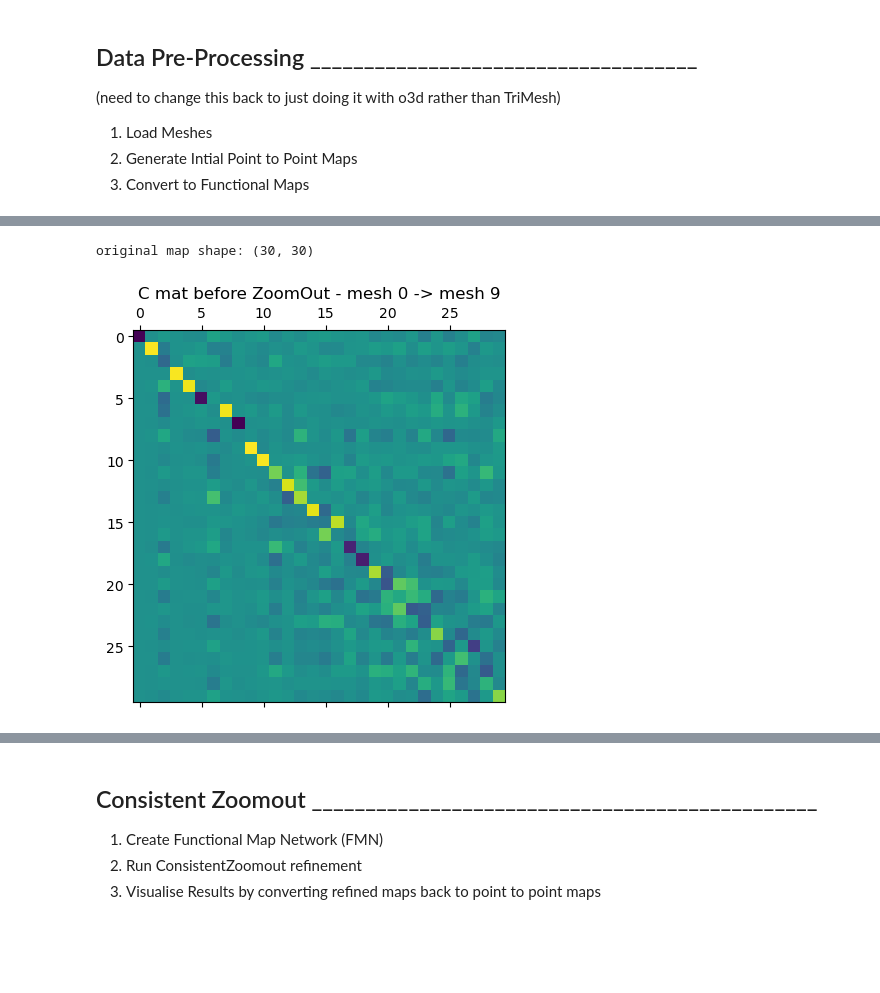
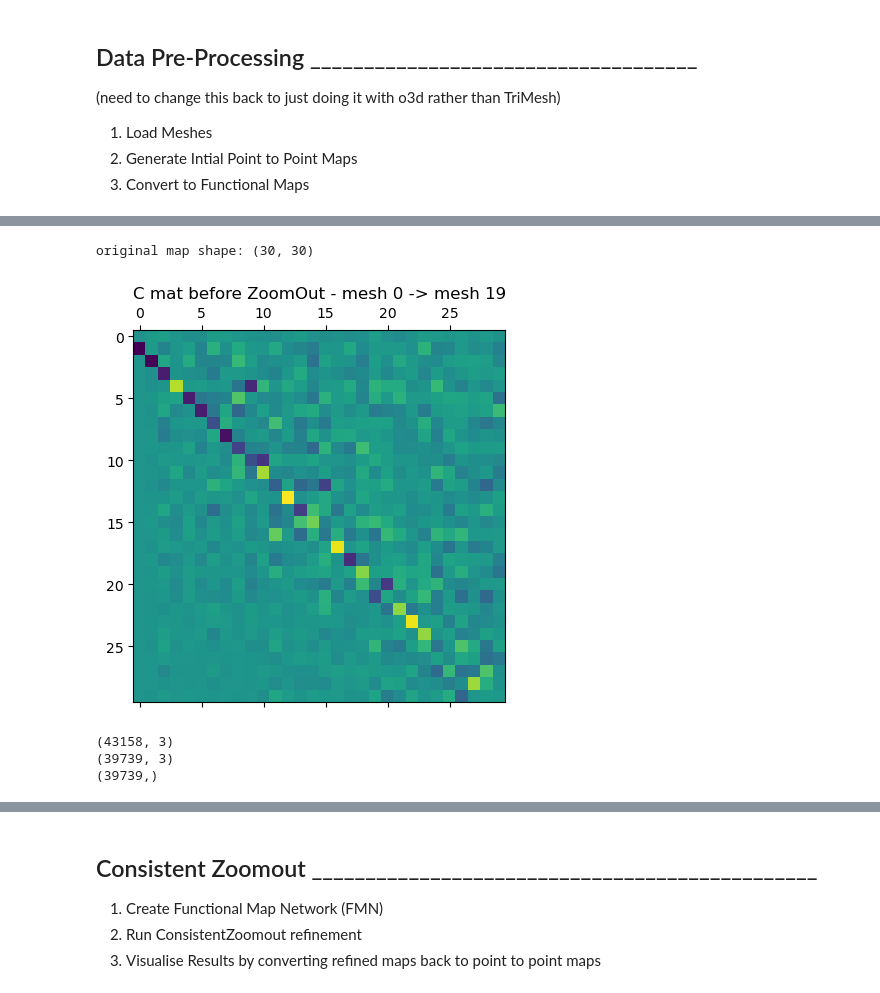
Before and after one commit to Arma1500/capstone2025, a Jupyter notebook: consistent_zoomout/CZ_implementation_new_meshes.ipynb, the cells around one changed output, grey strips where cells are left out. Saved outputs shown, nothing was run; the diff lists cells and outputs as text; code cells hidden in the pictures; blank space fills up the shorter version.

```diff
--- a/consistent_zoomout/CZ_implementation_new_meshes.ipynb
+++ b/consistent_zoomout/CZ_implementation_new_meshes.ipynb
@@ -156,14 +161,32 @@ for i in tqdm(range(n_meshes)):
         maps_dict[(i, j)] = FM_ij
 # %%
 ind_1 = 0
-ind_2 = 9
+ind_2 = 19
 
 o_map = maps_dict[(ind_1,ind_2)]
 print(f"original map shape: {o_map.shape}")
 
 plt.matshow(o_map)
 plt.title(f"C mat before ZoomOut - mesh {ind_1} -> mesh {ind_2}")
 plt.show()
+
+# Test Display
+mesh_1 = mesh_list_o3d[ind_1]; mesh_2 = mesh_list_o3d[ind_2]
+verts_1 = np.asarray(mesh_1.vertices)
+verts_2 = np.asarray(mesh_2.vertices)
+
+p2p_map = initial_p2p_map(verts_2,verts_1)
+cmap_1 = visu(verts_1)
+cmap_2 = cmap_1[p2p_map]
+
+print(verts_1.shape)
+print(verts_2.shape)
+print(p2p_map.shape)
+
+double_plot_o3d(mesh_1, mesh_2, cmap_1,cmap_2)
 # %% [output]
 original map shape: (30, 30)
-[figure, old version]
+[figure, new version]
+(43158, 3)
+(39739, 3)
+(39739,)
```
Also changed, not shown: parts of 11 cells of this notebook.
